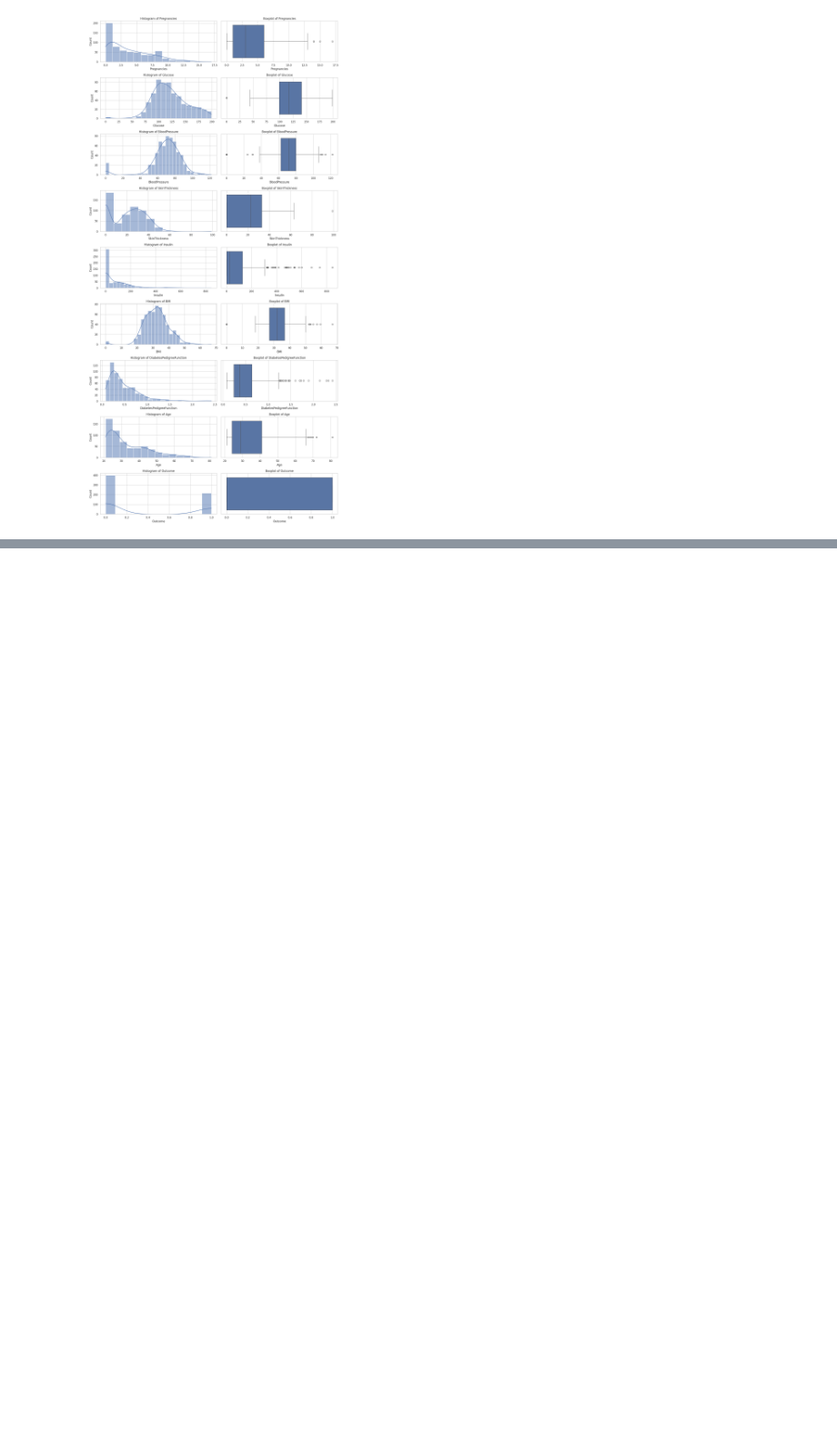
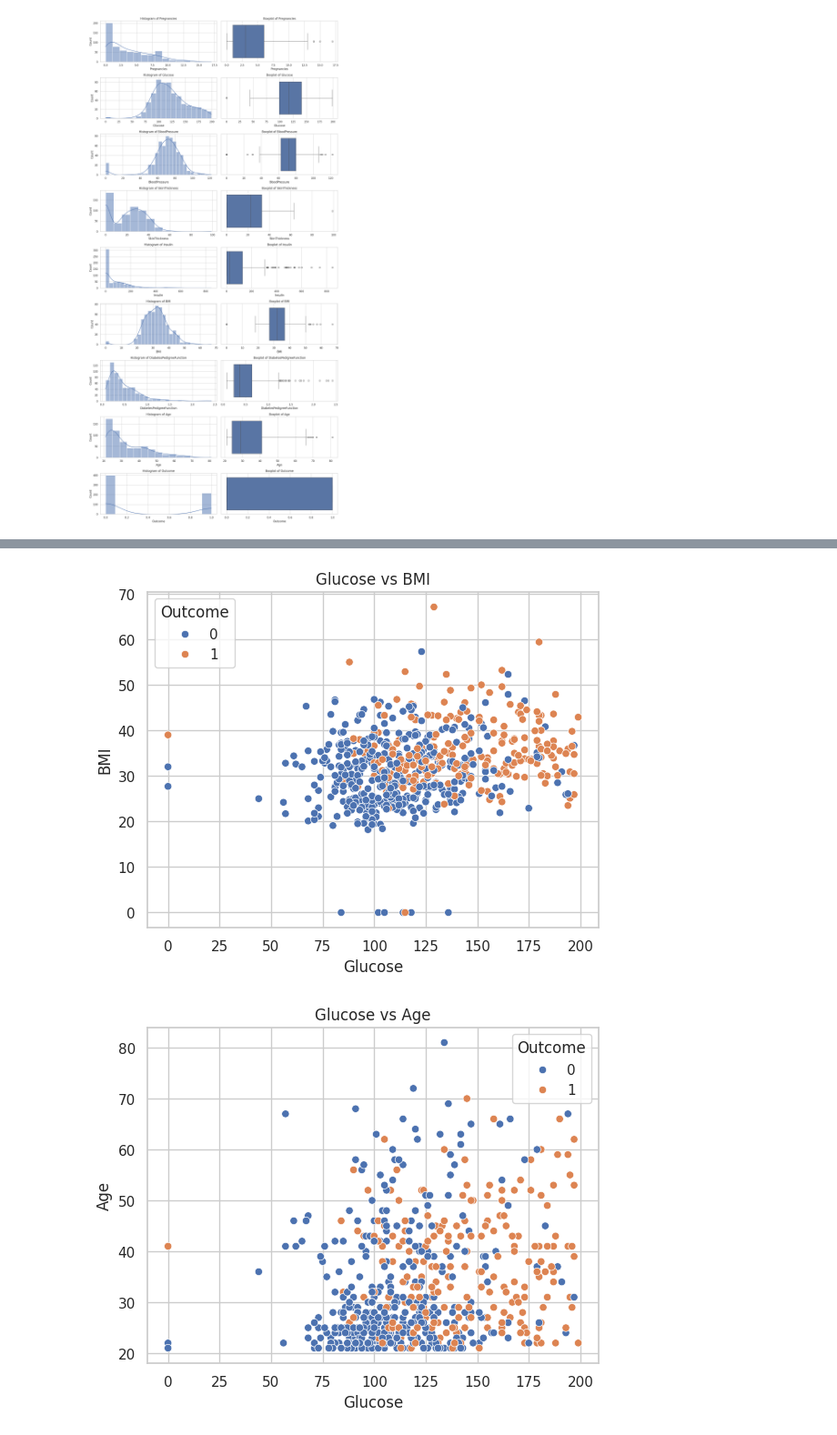
Before and after one commit to stephintoto/ICT-ASSIGNMENTS, a Jupyter notebook: internal_ass1.ipynb, the cells around one changed output, grey strips where cells are left out. Shown at 91% size. Cells and saved outputs as stored; diff of their text form; code cells hidden in the pictures; blank space fills up the shorter version.

```diff
--- a/internal_ass1.ipynb
+++ b/internal_ass1.ipynb
@@ -298,0 +321,28 @@ plt.show()
+# %%
+
+corr_matrix = diabetes_df.corr()
+
+sns.scatterplot(data=diabetes_df, x='Glucose', y='BMI', hue='Outcome')
+plt.title('Glucose vs BMI')
+plt.show()
+sns.scatterplot(data=diabetes_df, x='Glucose', y='Age', hue='Outcome')
+plt.title('Glucose vs Age')
+plt.show()
+sns.scatterplot(data=diabetes_df, x='BMI', y='Age', hue='Outcome')
+plt.title('BMI vs Age')
+plt.show()
+sns.scatterplot(data=diabetes_df, x='Pregnancies', y='Age', hue='Outcome')
+plt.title('Pregnancies vs Age')
+plt.show()
+
+sns.scatterplot(data=diabetes_df, x='Insulin', y='Age', hue='Outcome')
+plt.title('Insulin vs Age')
+plt.show()
+
+plt.figure(figsize=(10, 8))
+sns.heatmap(corr_matrix, annot=True, cmap='coolwarm', fmt=".2f", linewidths=0.5)
+plt.title('Correlation Matrix')
+plt.show()
+# %% [output]
+[figure, added]
+[figure, added]
```
Also changed, not shown: parts of 5 cells of this notebook.
